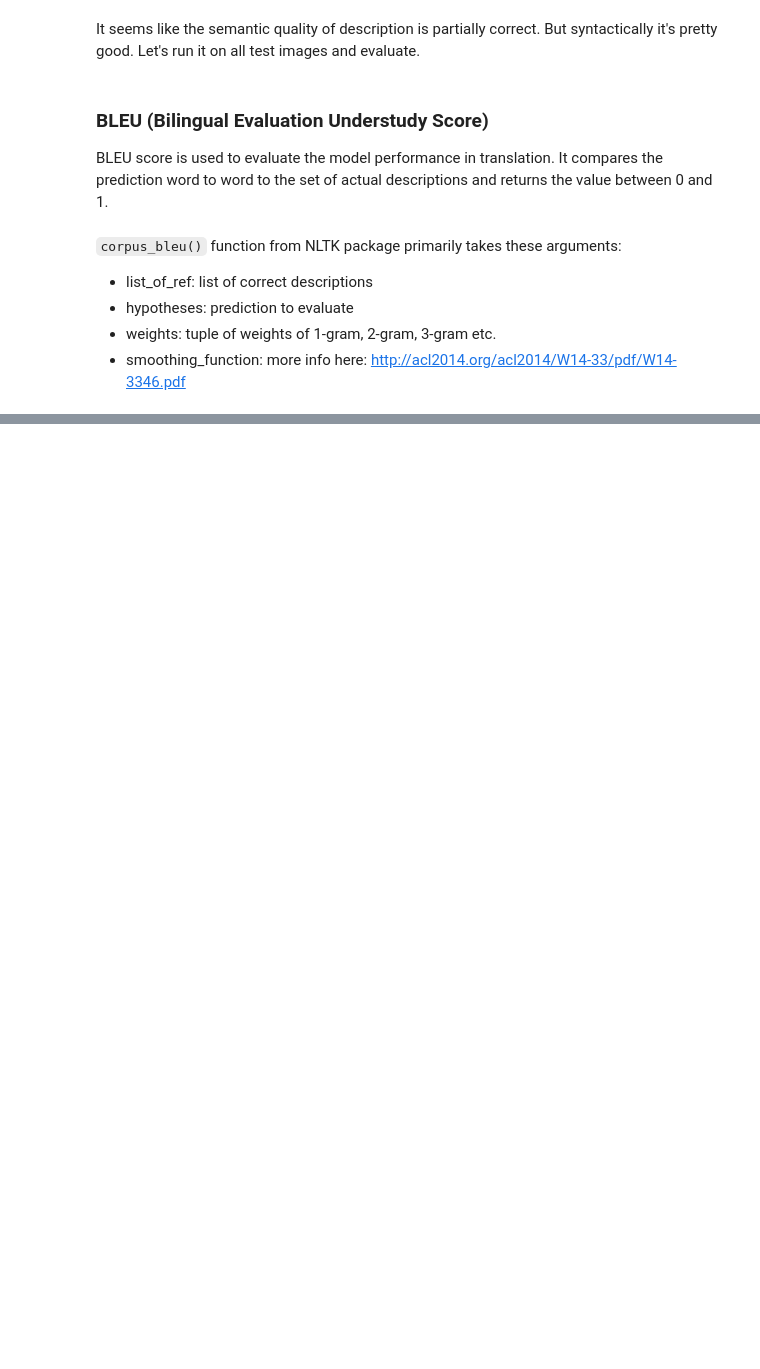
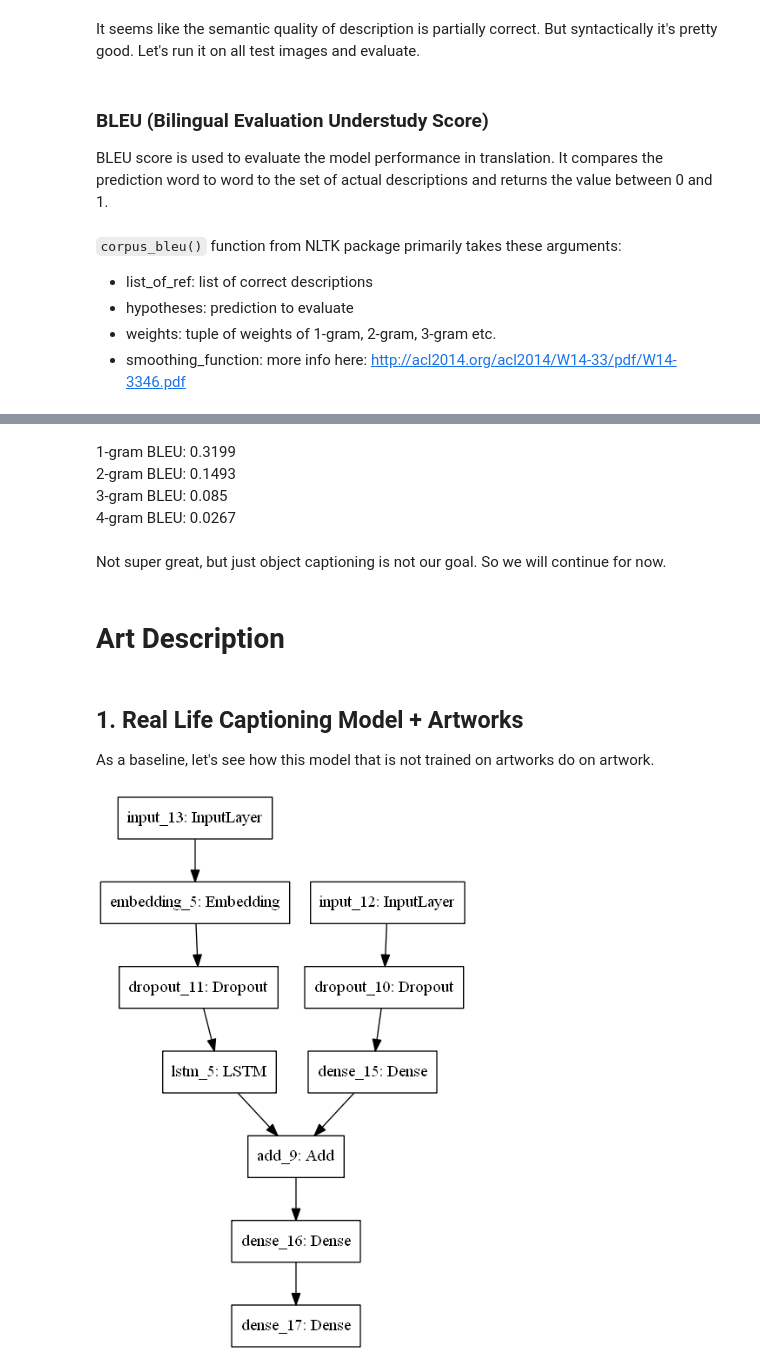
Before and after one commit to stereopickle/art_title_generator, a Jupyter notebook: 030.Model_1.ipynb, the cells around one changed output, grey strips where cells are left out. Saved outputs shown, nothing was run; the diff lists cells and outputs as text; code cells hidden in the pictures; blank space fills up the shorter version.

```diff
--- a/030.Model_1.ipynb
+++ b/030.Model_1.ipynb
@@ -463,0 +425,17 @@ pred_list, score = get_bleu(test_list)
+# %% [markdown]
+1-gram BLEU: 0.3199
+2-gram BLEU: 0.1493
+3-gram BLEU: 0.085
+4-gram BLEU: 0.0267
+# %% [markdown]
+Not super great, but just object captioning is not our goal. So we will continue for now.
+# %% [markdown]
+# Art Description
+# %% [markdown]
+## 1. Real Life Captioning Model + Artworks
+As a baseline, let's see how this model that is not trained on artworks do on artwork.
+# %%
+# reviewing structure
+plot_model(model, to_file='PNG/basemodel_arch.png')
+# %% [output]
+[figure, added]
```
Also changed, not shown: parts of 11 cells of this notebook.
